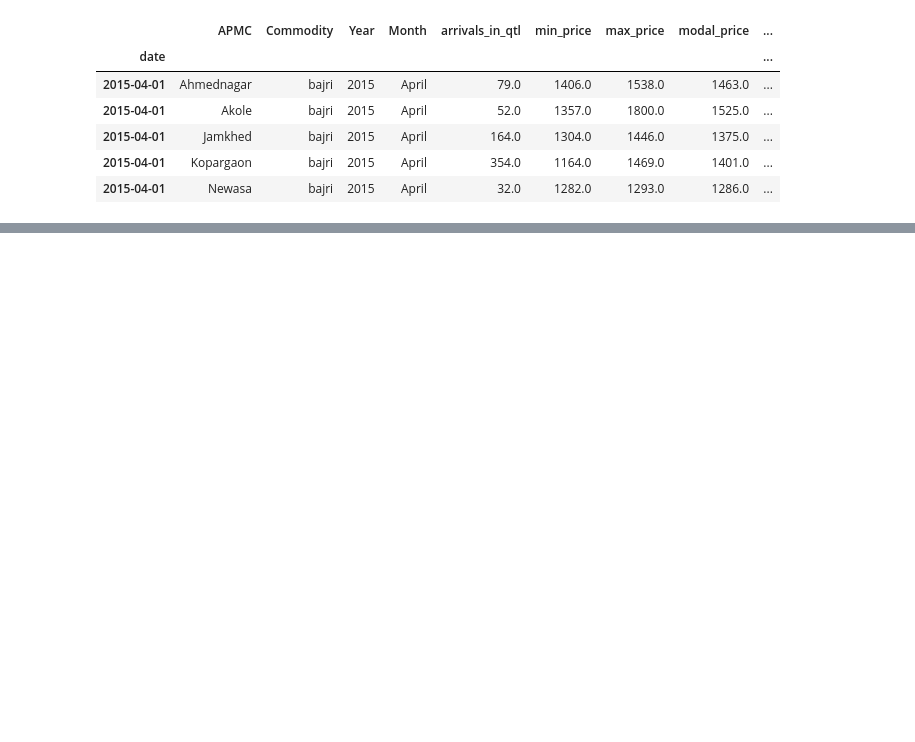
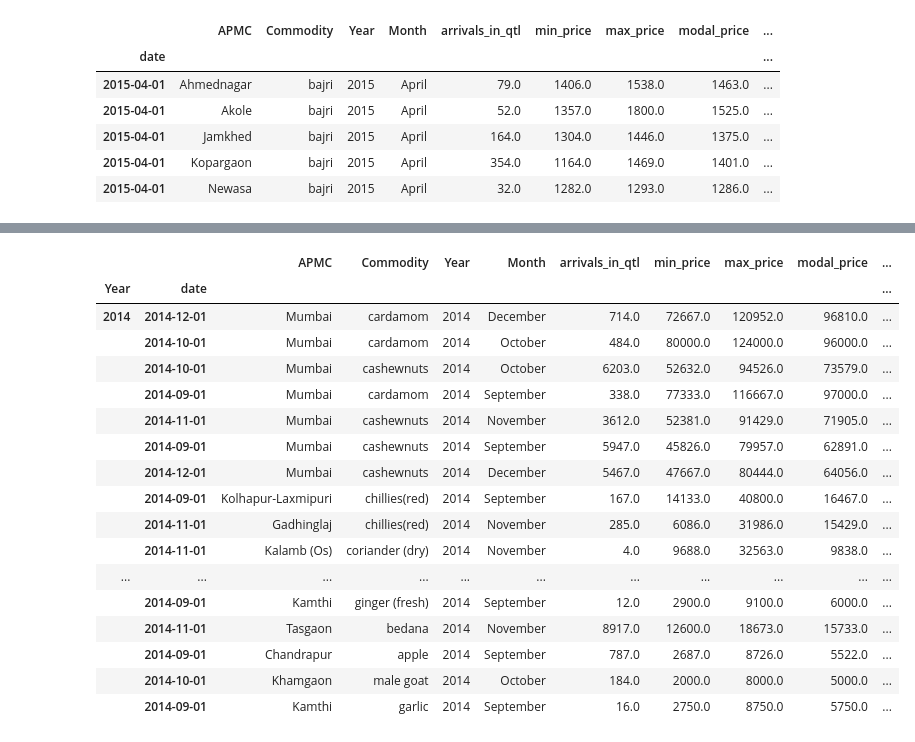
Before and after one commit to Zupiter/SocialCops, a Jupyter notebook: SocialCops_Assignment.ipynb, the cells around one changed output, grey strips where cells are left out. Cells and saved outputs as stored; diff of their text form; code cells hidden in the pictures; blank space fills up the shorter version.

```diff
--- a/SocialCops_Assignment.ipynb
+++ b/SocialCops_Assignment.ipynb
@@ -388,0 +381,3 @@ df.tail(20)
+# %%
+df1 = dfinal.groupby(['Year']).apply(pd.DataFrame.sort_values, 'fluc', ascending=False)
+df1.describe()
@@ -388,0 +394,21 @@ df.tail(20)
+# %%
+df1.head(50)
+# %% [output]
+|  |  | APMC | Commodity | Year | Month | arrivals_in_qtl | min_price | max_price | modal_price | ... |
+| Year | date |  |  |  |  |  |  |  |  | ... |
+| 2014 | 2014-12-01 | Mumbai | cardamom | 2014 | December | 714.0 | 72667.0 | 120952.0 | 96810.0 | ... |
+|  | 2014-10-01 | Mumbai | cardamom | 2014 | October | 484.0 | 80000.0 | 124000.0 | 96000.0 | ... |
+|  | 2014-10-01 | Mumbai | cashewnuts | 2014 | October | 6203.0 | 52632.0 | 94526.0 | 73579.0 | ... |
+|  | 2014-09-01 | Mumbai | cardamom | 2014 | September | 338.0 | 77333.0 | 116667.0 | 97000.0 | ... |
+|  | 2014-11-01 | Mumbai | cashewnuts | 2014 | November | 3612.0 | 52381.0 | 91429.0 | 71905.0 | ... |
+|  | 2014-09-01 | Mumbai | cashewnuts | 2014 | September | 5947.0 | 45826.0 | 79957.0 | 62891.0 | ... |
+|  | 2014-12-01 | Mumbai | cashewnuts | 2014 | December | 5467.0 | 47667.0 | 80444.0 | 64056.0 | ... |
+|  | 2014-09-01 | Kolhapur-Laxmipuri | chillies(red) | 2014 | September | 167.0 | 14133.0 | 40800.0 | 16467.0 | ... |
+|  | 2014-11-01 | Gadhinglaj | chillies(red) | 2014 | November | 285.0 | 6086.0 | 31986.0 | 15429.0 | ... |
+|  | 2014-11-01 | Kalamb (Os) | coriander (dry) | 2014 | November | 4.0 | 9688.0 | 32563.0 | 9838.0 | ... |
+| ... | ... | ... | ... | ... | ... | ... | ... | ... | ... | ... |
+|  | 2014-09-01 | Kamthi | ginger (fresh) | 2014 | September | 12.0 | 2900.0 | 9100.0 | 6000.0 | ... |
+|  | 2014-11-01 | Tasgaon | bedana | 2014 | November | 8917.0 | 12600.0 | 18673.0 | 15733.0 | ... |
+|  | 2014-09-01 | Chandrapur | apple | 2014 | September | 787.0 | 2687.0 | 8726.0 | 5522.0 | ... |
+|  | 2014-10-01 | Khamgaon | male goat | 2014 | October | 184.0 | 2000.0 | 8000.0 | 5000.0 | ... |
+|  | 2014-09-01 | Kamthi | garlic | 2014 | September | 16.0 | 2750.0 | 8750.0 | 5750.0 | ... |
```
Also changed, not shown: parts of 7 cells of this notebook.
